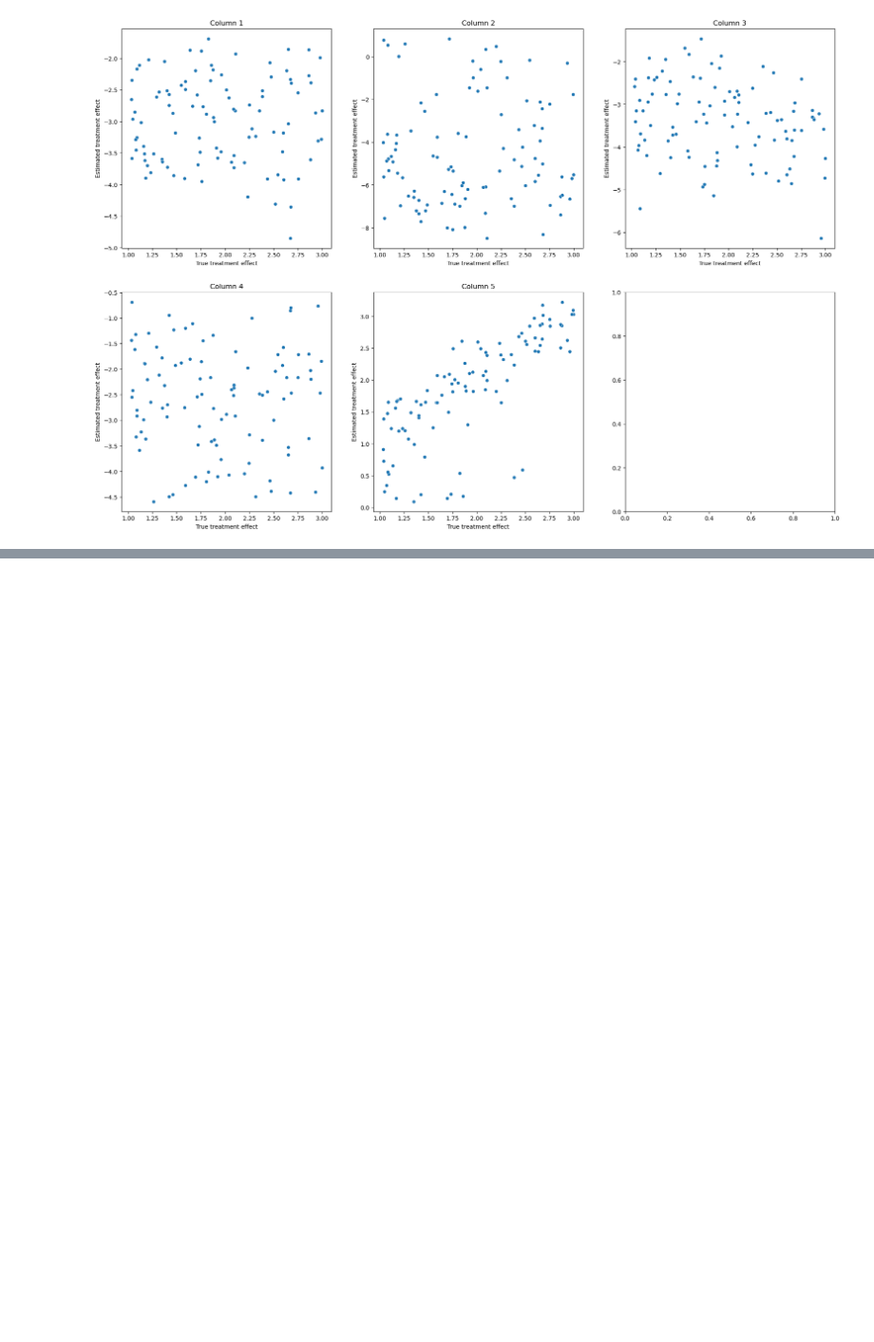
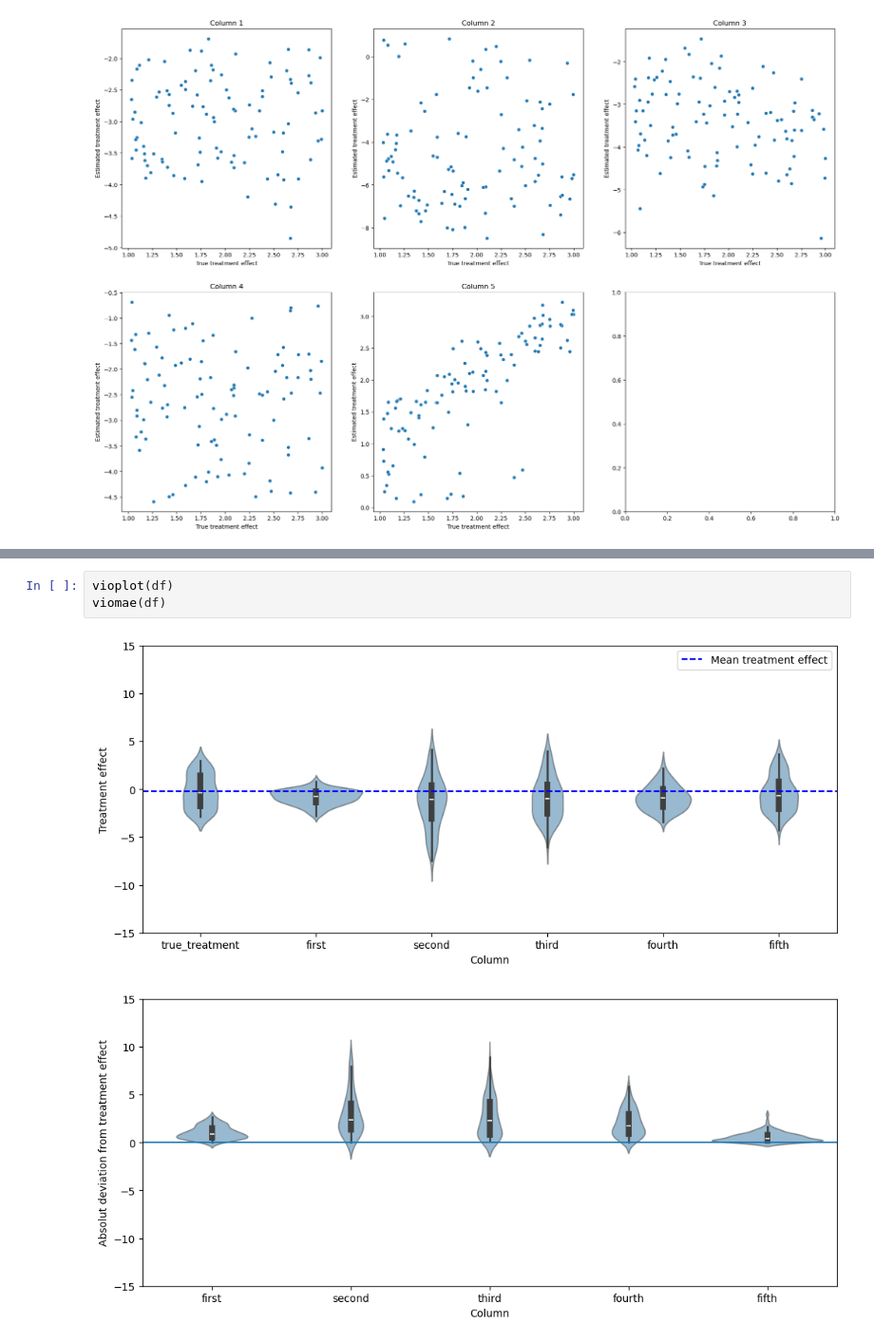
Before and after one commit to malo4300/ICA_IV, a Jupyter notebook: init_range.ipynb, the cells around one changed output, grey strips where cells are left out. Shown at 95% size. Saved outputs shown, nothing was run; the diff lists cells and outputs as text; blank space fills up the shorter version.

```diff
--- a/init_range.ipynb
+++ b/init_range.ipynb
@@ -79,0 +132,6 @@ vioplot(df)
+# %%
+vioplot(df)
+viomae(df)
+# %% [output]
+[figure, added]
+[figure, added]
```
Also changed, not shown: parts of 6 cells of this notebook.
